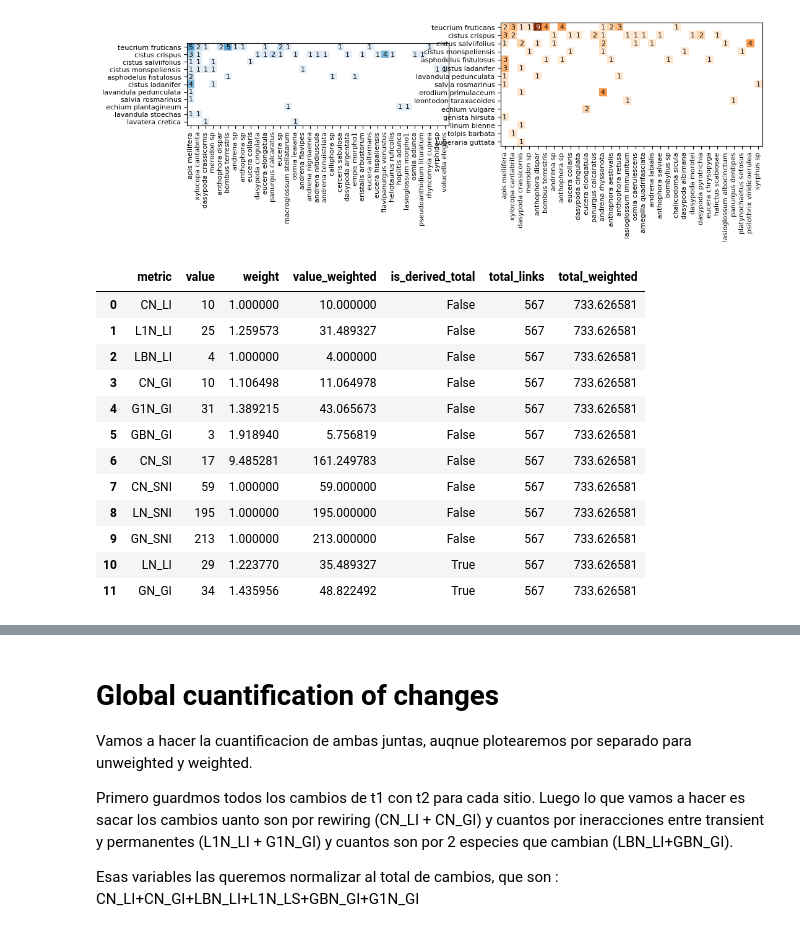
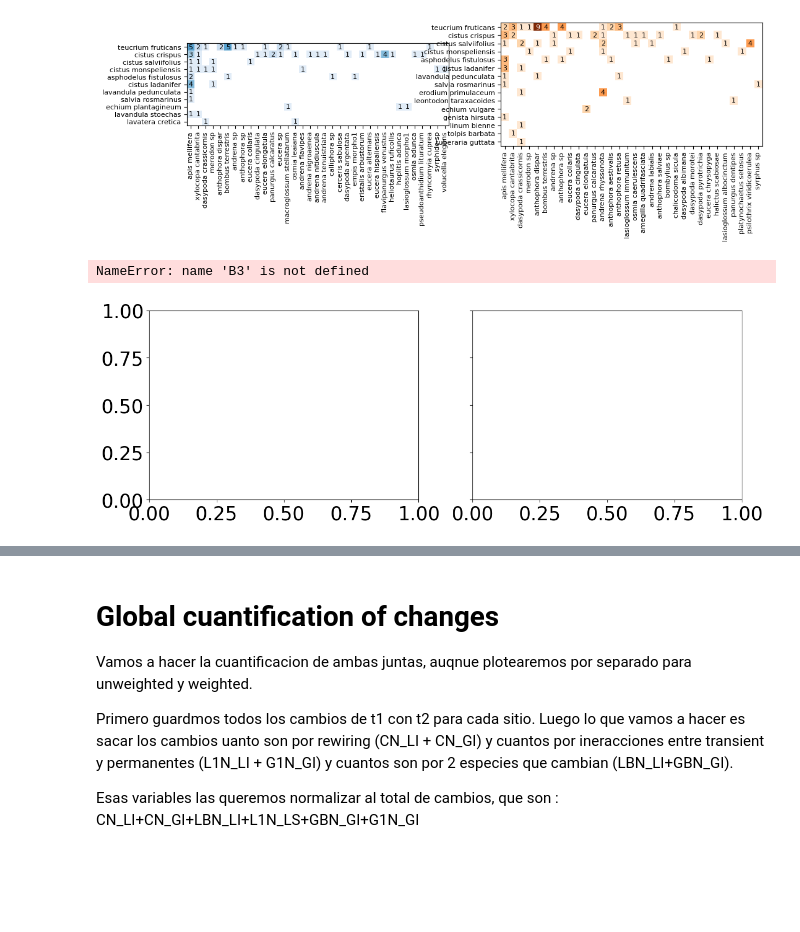
Before and after one commit to domgarvir/Rwiring_manuscript_code, a Jupyter notebook: Rwiring.ipynb, the cells around one changed output, grey strips where cells are left out. Cells and saved outputs as stored; diff of their text form; code cells hidden in the pictures; blank space fills up the shorter version.

```diff
--- a/Rwiring.ipynb
+++ b/Rwiring.ipynb
@@ -100,19 +107,20 @@ plt.show()
 plot_networks_separately_matched_order(web1, web2);
 # %% [output]
 [figure]
-# %%
-rewiring_py_new(web1,web2,quantitative=True)#esta no se que cuantifica
-# %% [output]
-|  | metric | value | weight | value_weighted | is_derived_total | total_links | total_weighted |
-| 0 | CN_LI | 10 | 1.000000 | 10.000000 | False | 567 | 733.626581 |
-| 1 | L1N_LI | 25 | 1.259573 | 31.489327 | False | 567 | 733.626581 |
-| 2 | LBN_LI | 4 | 1.000000 | 4.000000 | False | 567 | 733.626581 |
-| 3 | CN_GI | 10 | 1.106498 | 11.064978 | False | 567 | 733.626581 |
-| 4 | G1N_GI | 31 | 1.389215 | 43.065673 | False | 567 | 733.626581 |
-| 5 | GBN_GI | 3 | 1.918940 | 5.756819 | False | 567 | 733.626581 |
-| 6 | CN_SI | 17 | 9.485281 | 161.249783 | False | 567 | 733.626581 |
-| 7 | CN_SNI | 59 | 1.000000 | 59.000000 | False | 567 | 733.626581 |
-| 8 | LN_SNI | 195 | 1.000000 | 195.000000 | False | 567 | 733.626581 |
-| 9 | GN_SNI | 213 | 1.000000 | 213.000000 | False | 567 | 733.626581 |
-| 10 | LN_LI | 29 | 1.223770 | 35.489327 | True | 567 | 733.626581 |
-| 11 | GN_GI | 34 | 1.435956 | 48.822492 | True | 567 | 733.626581 |
+# %%
+B3,B4,beta_dict2=get_betadiversity_Wnetwork_by_year(networks[site][year+1],networks[site][year+2])#16-17
+# %%
+## vamos a hacer una figura con las redes y la matrizs
+
+ncol=2
+nrow=1
+plt.rcParams.update({'font.size': 25})
+fig, axs = plt.subplots(nrow, ncol,figsize=(7*ncol,4.5*nrow),sharey=True)#row
+
+
+plot_bipartite_Wnetwork_to_ax(B3,draw_labels=False,node_cathegories=beta_dict2,w=1,h=0.3,buffer=8,lw=3,ax=axs[0],edge_color="#0072B2")
+plot_bipartite_Wnetwork_to_ax(B4,draw_labels=False,node_cathegories=beta_dict2,w=1,h=0.3,buffer=8,lw=3,ax=axs[1],edge_color="#E69F00")
+plt.show()
+# %% [output]
+NameError: name 'B3' is not defined
+[figure, added]
```
Also changed, not shown: parts of 81 cells of this notebook, 42 other files.
